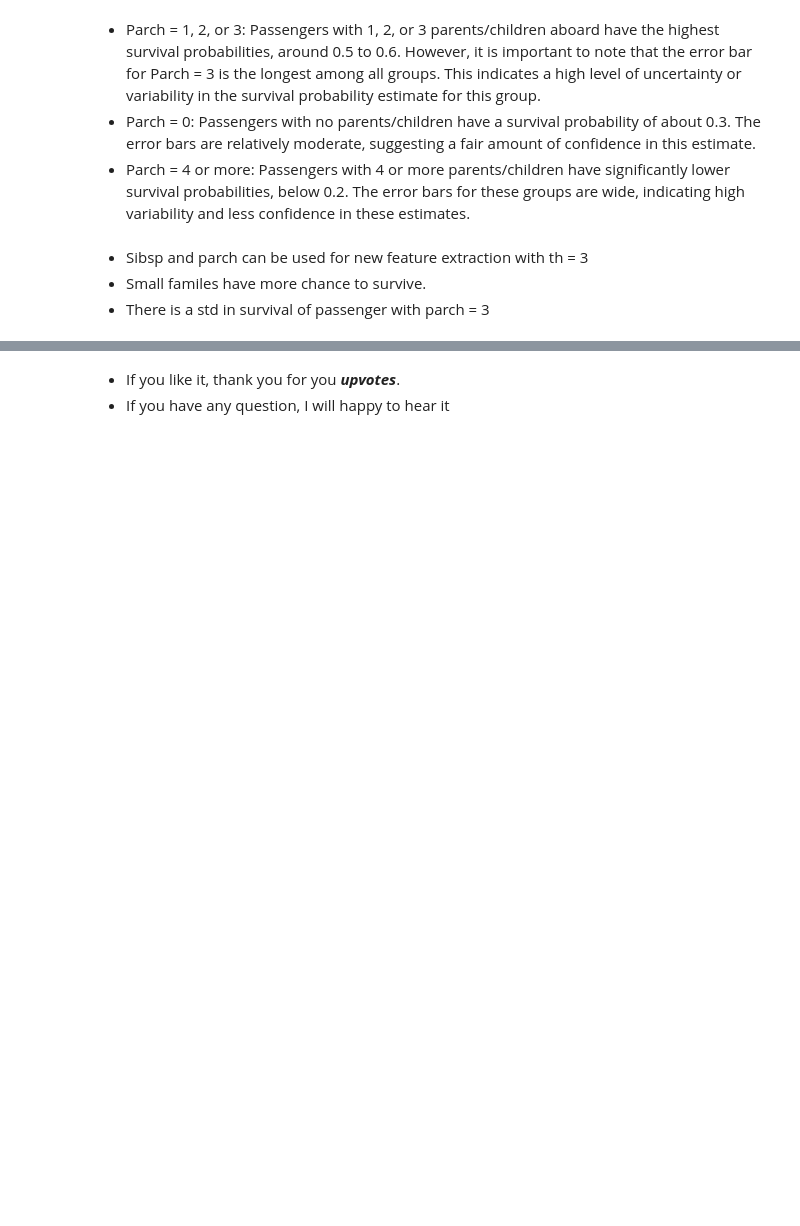
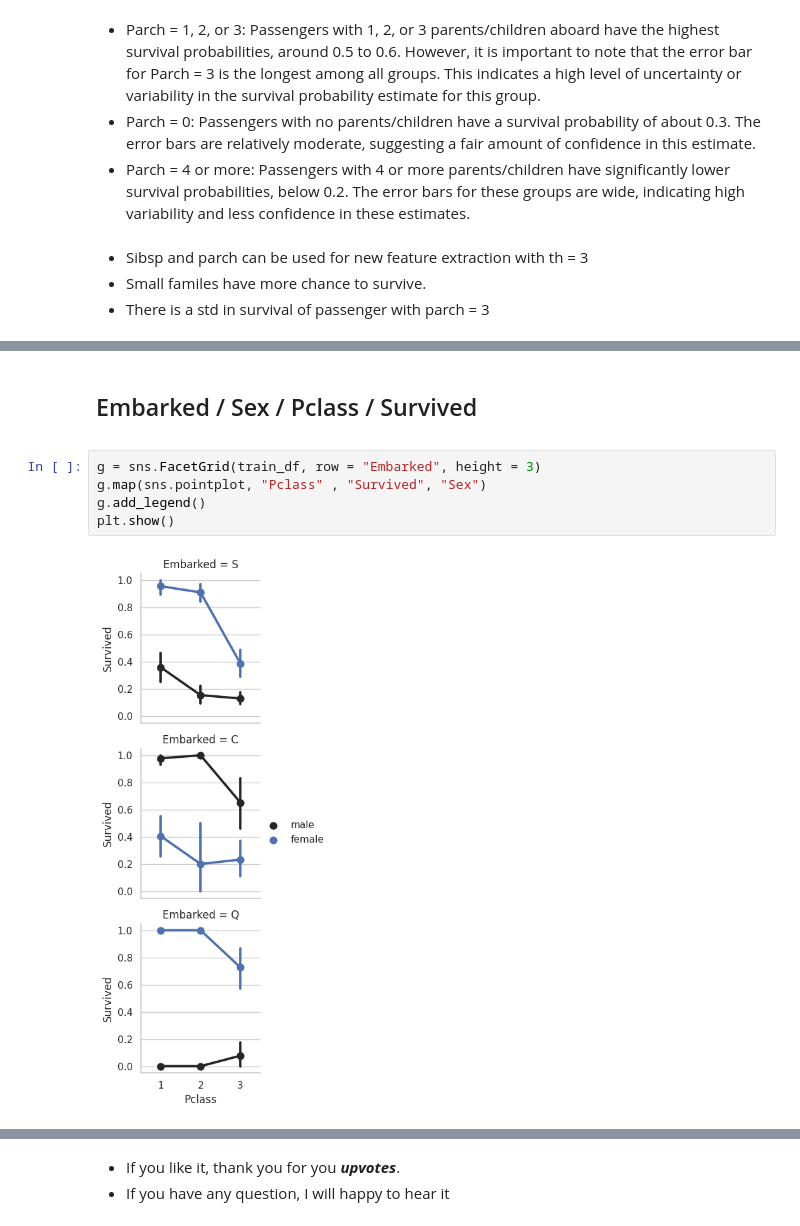
Before and after one commit to aeyeniay/TitanicEDA, a Jupyter notebook: titanic-eda.ipynb, the cells around one changed output, grey strips where cells are left out. Drawn from its saved outputs; the diff is of its cells as text; blank space fills up the shorter version.

```diff
--- a/titanic-eda.ipynb
+++ b/titanic-eda.ipynb
@@ -595,0 +642,10 @@ plt.show()
+# %% [markdown]
+## Embarked / Sex / Pclass / Survived
+<a id = "18"></a>
+# %%
+g = sns.FacetGrid(train_df, row = "Embarked", height = 3)
+g.map(sns.pointplot, "Pclass" , "Survived", "Sex")
+g.add_legend()
+plt.show()
+# %% [output]
+[figure, added]
```
Also changed, not shown: parts of 27 cells of this notebook.
